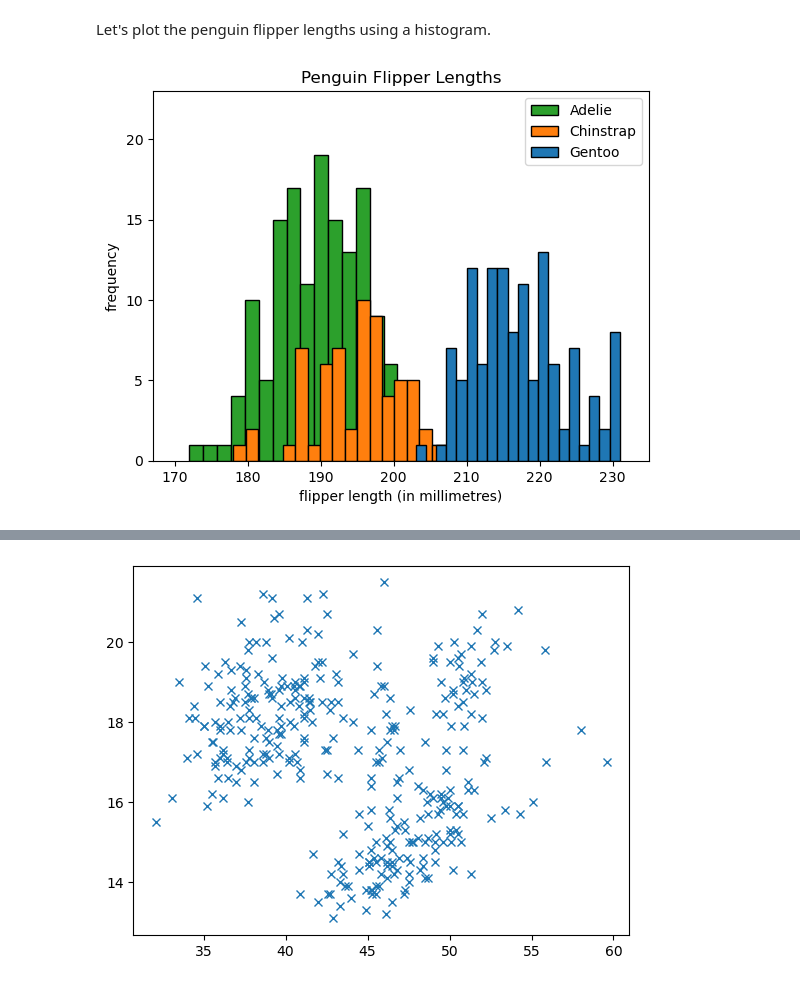
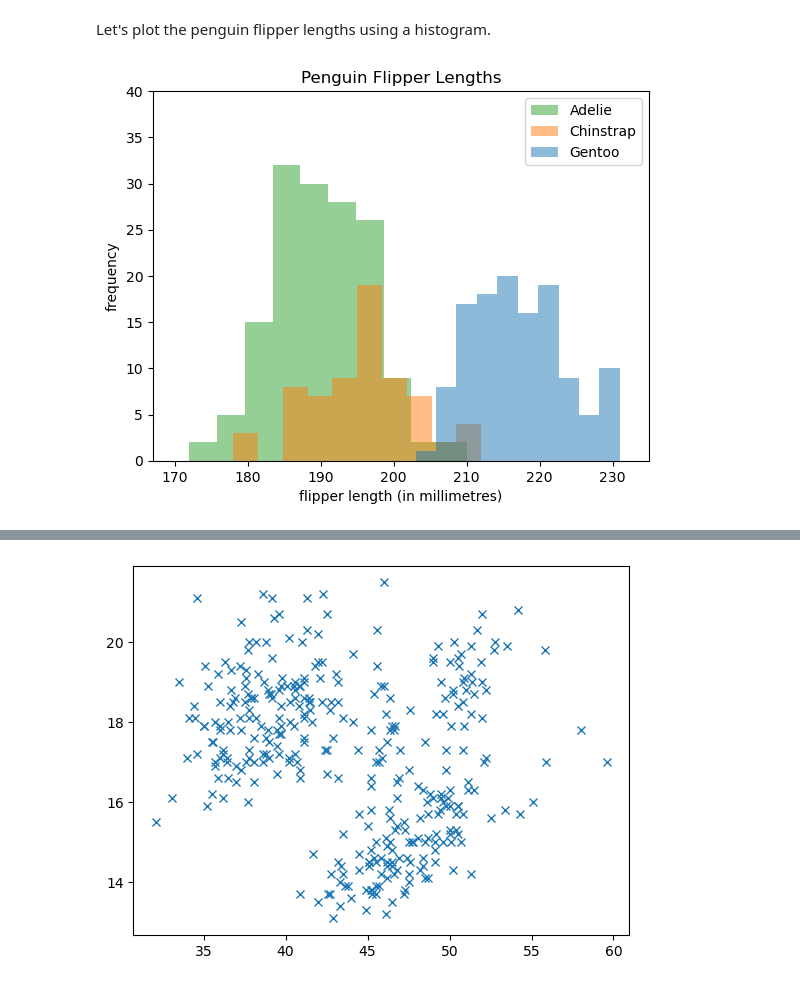
Before and after one commit to eoghanpw/pofda-mywork, a Jupyter notebook: penguins.ipynb, the cells around one changed output, grey strips where cells are left out. Cells and saved outputs as stored; diff of their text form; code cells hidden in the pictures.

Commit message:
Histograms comments

```diff
--- a/penguins.ipynb
+++ b/penguins.ipynb
@@ -224,22 +239,30 @@ Histograms can be used to plot the distribution of a variable's values as a seri
 # %% [markdown]
 Let's plot the penguin flipper lengths using a histogram.
 # %%
+# First let's get the flipper length per species and each to numpy array.
 flipper_length_adelie = penguins[penguins['species'] == "Adelie"]['flipper_length_mm'].to_numpy()
 flipper_length_chinstrap = penguins[penguins['species'] == "Chinstrap"]['flipper_length_mm'].to_numpy()
 flipper_length_gentoo = penguins[penguins['species'] == "Gentoo"]['flipper_length_mm'].to_numpy()
 
+# Use subplots to create the histogram.
 fig, ax = plt.subplots()
 
-ax.hist(flipper_length_adelie, label='Adelie', color='tab:green', edgecolor='black', bins=20)
-ax.hist(flipper_length_chinstrap, label='Chinstrap', color='tab:orange', edgecolor='black', bins=20)
-ax.hist(flipper_length_gentoo, label='Gentoo', color='tab:blue', edgecolor='black', bins=20)
+# Select the plot type, legend label, bar colour, transparency, number of bins.
+ax.hist(flipper_length_adelie, label='Adelie', color='tab:green', alpha=0.5, bins=10)
+ax.hist(flipper_length_chinstrap, label='Chinstrap', color='tab:orange', alpha=0.5, bins=10)
+ax.hist(flipper_length_gentoo, label='Gentoo', color='tab:blue', alpha=0.5, bins=10)
+
+# Set the axis labels, axis limits, title.
 ax.set_xlabel('flipper length (in millimetres)')
 ax.set_ylabel('frequency')
 ax.set_xlim(167,235)
-ax.set_ylim(0,23)
+ax.set_ylim(0,40)
 ax.set_title('Penguin Flipper Lengths')
+
+# Add legend.
 ax.legend()
 
+# Show the histogram.
 plt.show()
 # %% [output]
-[figure, old version]
+[figure, new version]
```
Also changed, not shown: parts of 4 cells of this notebook.
